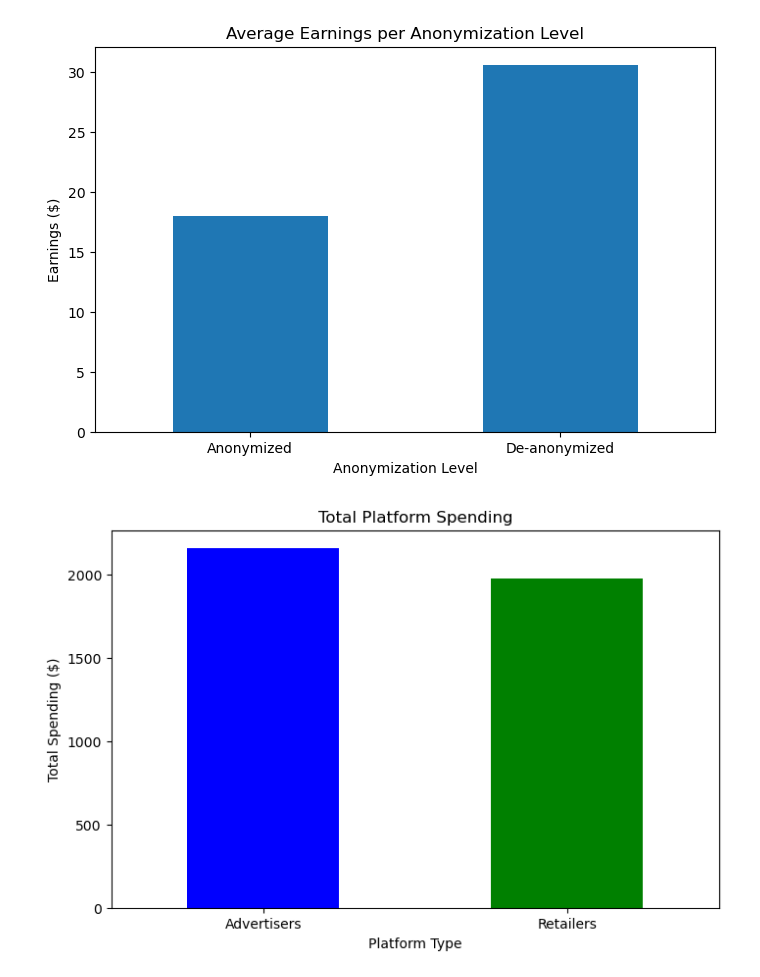
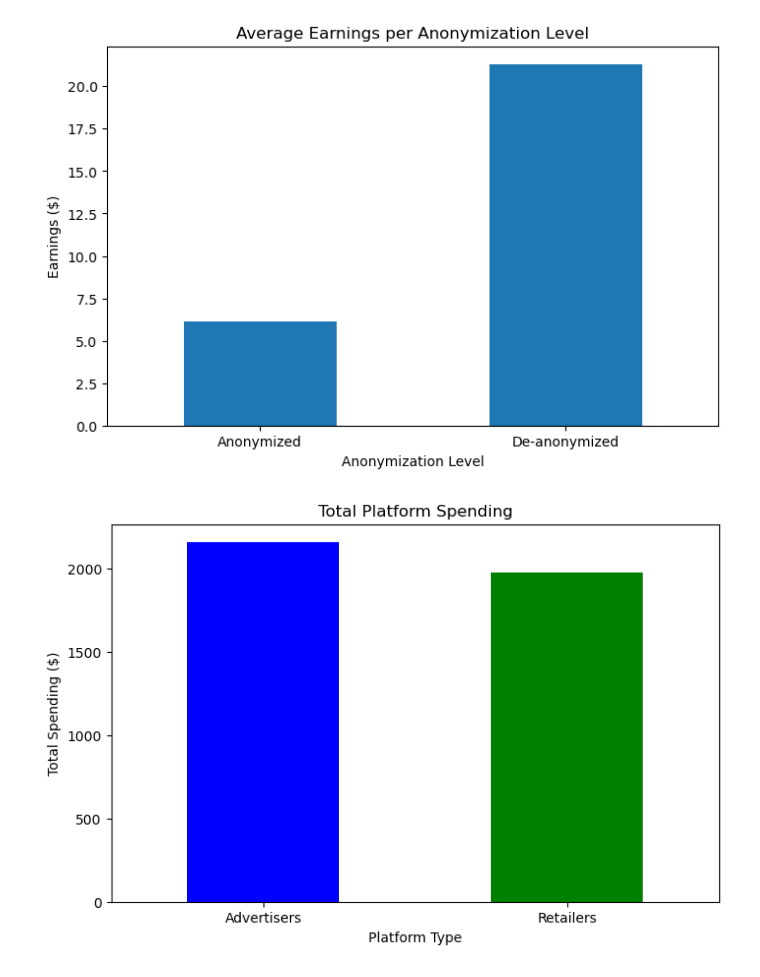
Before and after one commit to papayaverse/payback_market_evaluation, a Jupyter notebook: eval.ipynb, the cells around one changed output. Saved outputs shown, nothing was run; the diff lists cells and outputs as text; code cells hidden in the pictures.

```diff
--- a/eval.ipynb
+++ b/eval.ipynb
@@ -4,9 +4,9 @@ import random
 import pandas as pd
 import matplotlib.pyplot as plt
 
-# Define User Class
+# Define User Class with Privacy Sensitivity (v)
 class User:
-    def __init__(self, user_id, statements):
+    def __init__(self, user_id, statements, privacy_sensitivity):
         """
         statements: List of preference statements, where each statement is a dictionary
         Example:
@@ -14,53 +14,86 @@ class User:
             {"A": "De-anonymized", "P": "Advertisers", "R": ["Targeted Ads", "Email Marketing"]},
             {"A": "Anonymized", "P": "Retailers", "R": ["Market Research"]}
         ]
+        privacy_sensitivity: Dict mapping (P, R, A) tuples to a sensitivity value (0-1), where 1 means highly private.
         """
         self.user_id = user_id
         self.statements = statements  # List of user data-sharing statements
+        self.privacy_sensitivity = privacy_sensitivity  # Dict mapping (P, R, A) to privacy sensitivity
         self.earnings = 0
 
     def get_relevant_statements(self, platform_type):
         """Returns all statements that match a given platform type."""
         return [s for s in self.statements if s["P"] == platform_type]
 
-# Define Platform Class
+    def get_privacy_sensitivity(self, platform, purpose, anonymization):
+        """Returns privacy sensitivity for a specific (P, R, A) tuple."""
+        return self.privacy_sensitivity.get((platform, purpose, anonymization), 0.5)  # Default sensitivity is 0.5
+
+
+# Define Platform Class with Purpose-Based Profitability Factors (δR)
 class Platform:
-    def __init__(self, platform_type, budget, value_per_purpose):
+    def __init__(self, platform_type, budget, value_per_purpose, profitability_factors):
         """
         platform_type: "Advertisers" or "Retailers"
         budget: Total budget for data purchases
         value_per_purpose: Dict {Purpose: Base Value}
-        Example: {"Targeted Ads": 50, "Email Marketing": 30, "Market Research": 20}
+        profitability_factors: Dict {Purpose: Profitability Factor δR}
+        Example:
+        {"Targeted Ads": 50, "Email Marketing": 30}, {"Targeted Ads": 1.2, "Email Marketing": 1.0}
         """
         self.platform_type = platform_type
         self.budget = budget
         self.value_per_purpose = value_per_purpose
+        self.profitability_factors = profitability_factors
 
-    def bid_for_data(self, purpose, anonymization):
-        """Determines bid amount based on anonymization level and purpose."""
+    def bid_for_data(self, purpose, anonymization, user_privacy_sensitivity):
+        """Determines bid amount based on anonymization, purpose profitability, and user privacy sensitivity."""
         if purpose not in self.value_per_purpose:
             return 0  # Platform doesn’t need this data
 
         base_value = self.value_per_purpose[purpose]
-        price = base_value if anonymization == "De-anonymized" else base_value * 0.5  # Anonymized data is worth less
+        profitability_factor = self.profitability_factors.get(purpose, 1.0)
+
+        # Adjust pricing based on anonymization and privacy sensitivity
+        price = base_value * profitability_factor * (1 - user_privacy_sensitivity)
+        price = price if anonymization == "De-anonymized" else price * 0.5  # Anonymized data worth less
+
         return min(price, self.budget)  # Platform won't exceed budget
 
-# Define Broker (Papaya) Class
+
+# Define Broker (Papaya) Class with Data Union Effect
 class Broker:
     def __init__(self, commission_rate=0.1):
         self.commission_rate = commission_rate  # Papaya takes a small cut
+        self.union_factor = {}  # Tracks how many users opt into the same (P, R, A)
 
     def process_transactions(self, users, platforms):
         total_transactions = 0
         earnings_data = []
 
+        # Reset union tracking per round
+        self.union_factor.clear()
+
+        # First pass: Count (P, R, A) participation for union effect
+        for user in users:
+            for statement in user.statements:
+                key = (statement["P"], tuple(statement["R"]), statement["A"])
+                self.union_factor[key] = self.union_factor.get(key, 0) + 1
+
+        # Second pass: Execute transactions with union impact
         for user in users:
             for platform in platforms:
                 user_statements = user.get_relevant_statements(platform.platform_type)
                 for statement in user_statements:
-                    for purpose in statement["R"]:  # Iterate over all allowed purposes
-                        price = platform.bid_for_data(purpose, statement["A"])
+                    for purpose in statement["R"]:
+                        privacy_sensitivity = user.get_privacy_sensitivity(platform.platform_type, purpose, statement["A"])
+                        price = platform.bid_for_data(purpose, statement["A"], privacy_sensitivity)
+
                         if price > 0:
+                            # Apply Data Union effect: Higher participation boosts payments
+                            union_multiplier = 1 + (self.union_factor[(platform.platform_type, tuple(statement["R"]), statement["A"])] * 0.05)
+                            price *= union_multiplier
+
                             payout = price * (1 - self.commission_rate)
                             user.earnings += payout  # Pay user
                             platform.budget -= price
@@ -72,62 +105,69 @@ class Broker:
                                 "Platform": platform.platform_type,
                                 "Purpose": purpose,
                                 "Anonymization": statement["A"],
+                                "Privacy Sensitivity": privacy_sensitivity,
+                                "Union Effect": union_multiplier,
                                 "Earnings": payout
                             })
 
         return total_transactions, earnings_data
 
-# Initialize platforms
+
+# Initialize platforms with purpose-based profitability factors
 platforms = [
-    Platform("Advertisers", budget=5000, value_per_purpose={"Targeted Ads": 50, "Email Marketing": 30}),
-    Platform("Retailers", budget=4000, value_per_purpose={"Market Research": 40, "Product Recommendation": 25}),
+    Platform("Advertisers", budget=5000, value_per_purpose={"Targeted Ads": 50, "Email Marketing": 30},
+             profitability_factors={"Targeted Ads": 1.2, "Email Marketing": 1.0}),
+    Platform("Retailers", budget=4000, value_per_purpose={"Market Research": 40, "Product Recommendation": 25},
+             profitability_factors={"Market Research": 1.1, "Product Recommendation": 0.9}),
 ]
 
-# Define users with structured (P, R, A) preferences
+# Define users with structured (P, R, A) preferences and privacy sensitivity
 users = [
     User(1, [
         {"A": "De-anonymized", "P": "Advertisers", "R": ["Targeted Ads", "Email Marketing"]},
         {"A": "Anonymized", "P": "Retailers", "R": ["Market Research"]}
-    ]),
+    ], {("Advertisers", "Targeted Ads", "De-anonymized"): 0.3, ("Retailers", "Market Research", "Anonymized"): 0.8}),
+
     User(2, [
         {"A": "Anonymized", "P": "Advertisers", "R": ["Email Marketing"]},
         {"A": "De-anonymized", "P": "Retailers", "R": ["Product Recommendation"]}
-    ]),
+    ], {("Advertisers", "Email Marketing", "Anonymized"): 0.6, ("Retailers", "Product Recommendation", "De-anonymized"): 0.2}),
+
     User(3, [
         {"A": "Anonymized", "P": "Advertisers", "R": ["Targeted Ads"]},
         {"A": "De-anonymized", "P": "Retailers", "R": ["Market Research", "Product Recommendation"]}
-    ]),
+    ], {("Advertisers", "Targeted Ads", "Anonymized"): 0.7, ("Retailers", "Market Research", "De-anonymized"): 0.4}),
 ]
 
 # Initialize the broker
 broker = Broker(commission_rate=0.1)
 
 # Run the simulation for multiple rounds and collect data
 NUM_ROUNDS = 20
 all_earnings_data = []
 
 for round in range(NUM_ROUNDS):
     transactions, earnings_data = broker.process_transactions(users, platforms)
     all_earnings_data.extend(earnings_data)
 
 # Convert results to a DataFrame
 df = pd.DataFrame(all_earnings_data)
 
 # Aggregate results for analysis
 earnings_by_anonymization = df.groupby("Anonymization")["Earnings"].mean()
 earnings_by_purpose = df.groupby("Purpose")["Earnings"].mean()
 platform_spending = df.groupby("Platform")["Earnings"].sum()
 
-# Plot earnings vs. anonymization levels
+# Plot results
 plt.figure(figsize=(8, 5))
 earnings_by_anonymization.plot(kind="bar")
 plt.title("Average Earnings per Anonymization Level")
 plt.ylabel("Earnings ($)")
 plt.xlabel("Anonymization Level")
 plt.xticks(rotation=0)
 plt.show()
 # %% [output]
-[figure, old version]
+[figure, new version]
 # %%
 # Plot platform spending distribution
 plt.figure(figsize=(8, 5))
```
